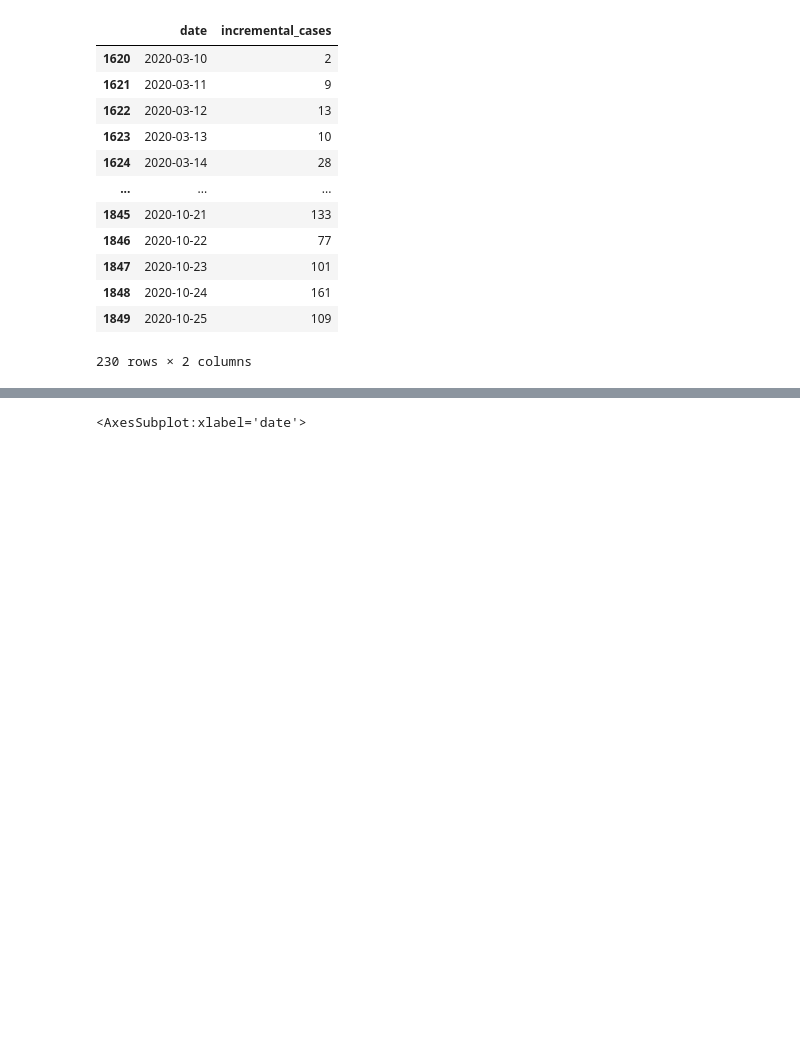
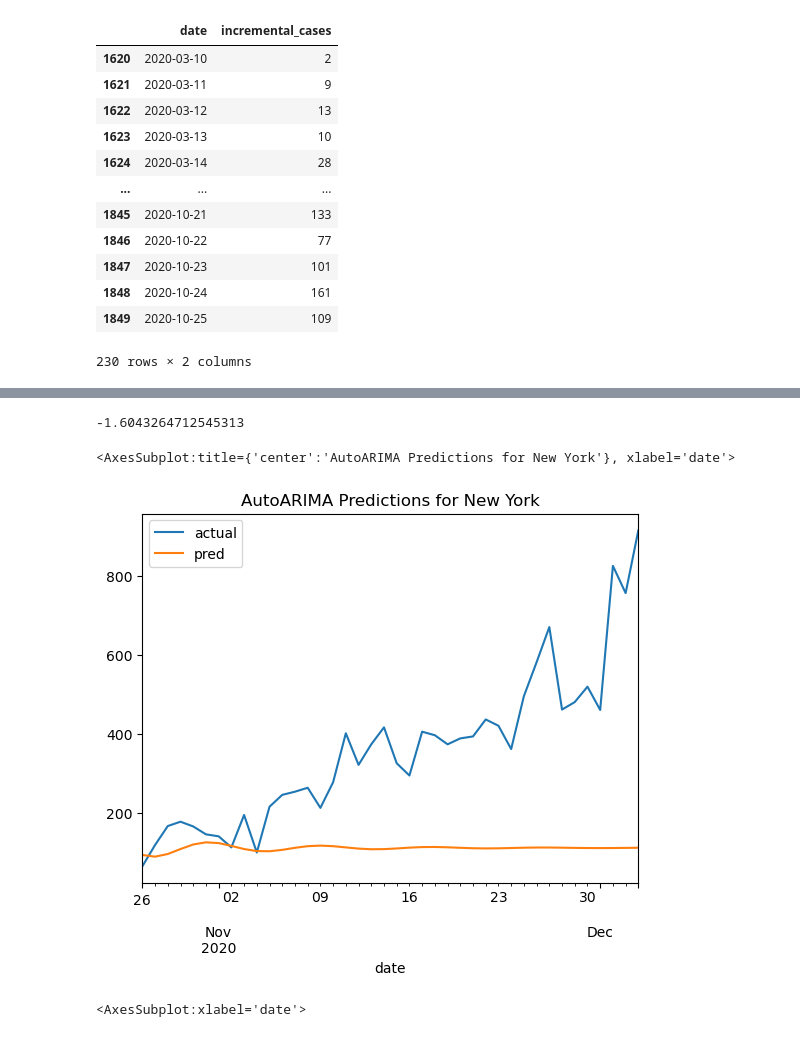
Before and after one commit to songalal/datascienceproject390, a Jupyter notebook: auto arima thing.ipynb, the cells around one changed output, grey strips where cells are left out. Drawn from its saved outputs; the diff is of its cells as text; code cells hidden in the pictures; blank space fills up the shorter version.

Commit message:
finalize models

```diff
--- a/auto arima thing.ipynb
+++ b/auto arima thing.ipynb
@@ -185,3 +171,17 @@ prediction.plot(x = 'date', y = ['actual', 'pred'])
+# %%
+model=auto_arima(y=train['incremental_cases']).fit(train['incremental_cases'])
+pred = model.predict(40)
+r2 = r2_score(test.incremental_cases, pred)
+print(r2)
+
+prediction = pd.DataFrame({'actual':test.incremental_cases.reset_index(drop = True),
+              'pred':pred.reset_index(drop = True)})
+prediction['date'] = test['date'].reset_index(drop = True)
+prediction.plot(x = 'date', y = ['actual', 'pred'], title='AutoARIMA Predictions for New York')
+# %% [output]
+-1.6043264712545313
+<AxesSubplot:title={'center':'AutoARIMA Predictions for New York'}, xlabel='date'>
+[figure, added]
 # %%
 # get selected counties
 miami = df[df.entity == 'Florida-Miami-Dade']
```
Also changed, not shown: parts of 9 cells of this notebook, 4 other files.
